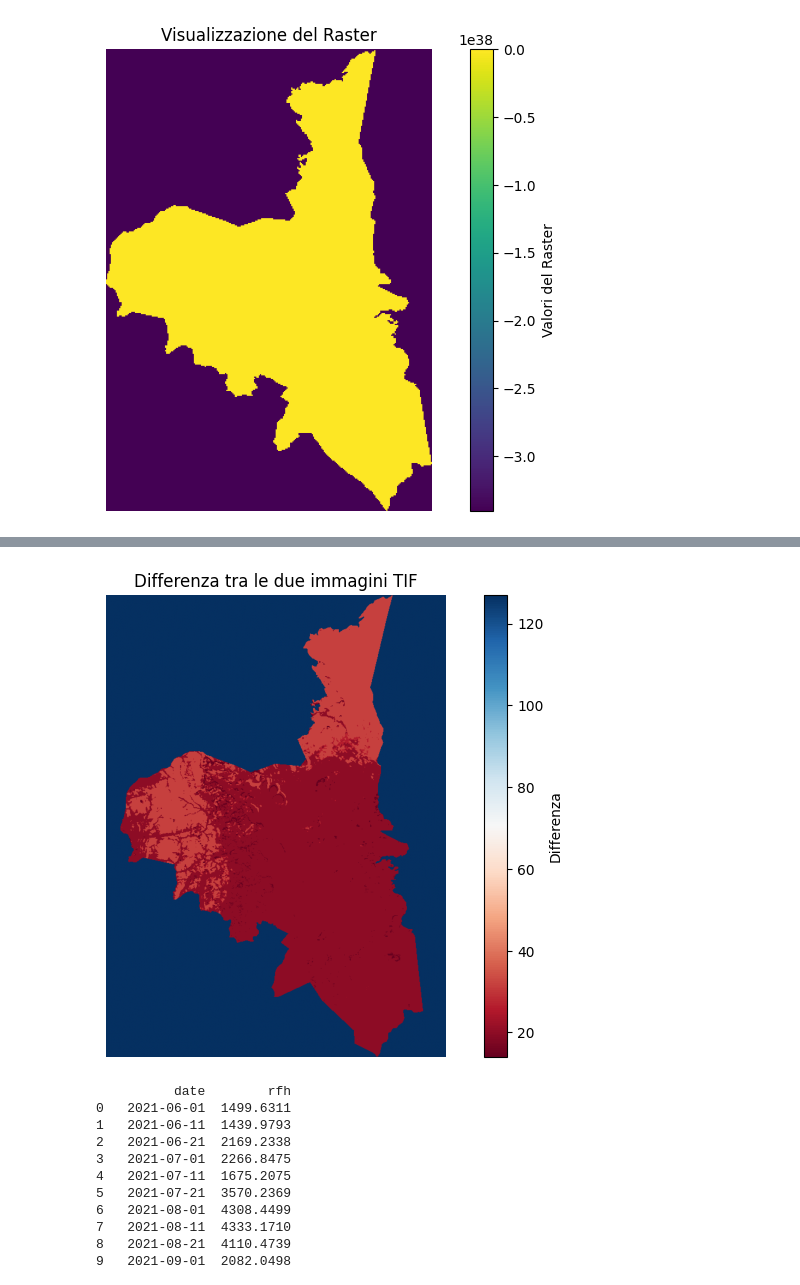
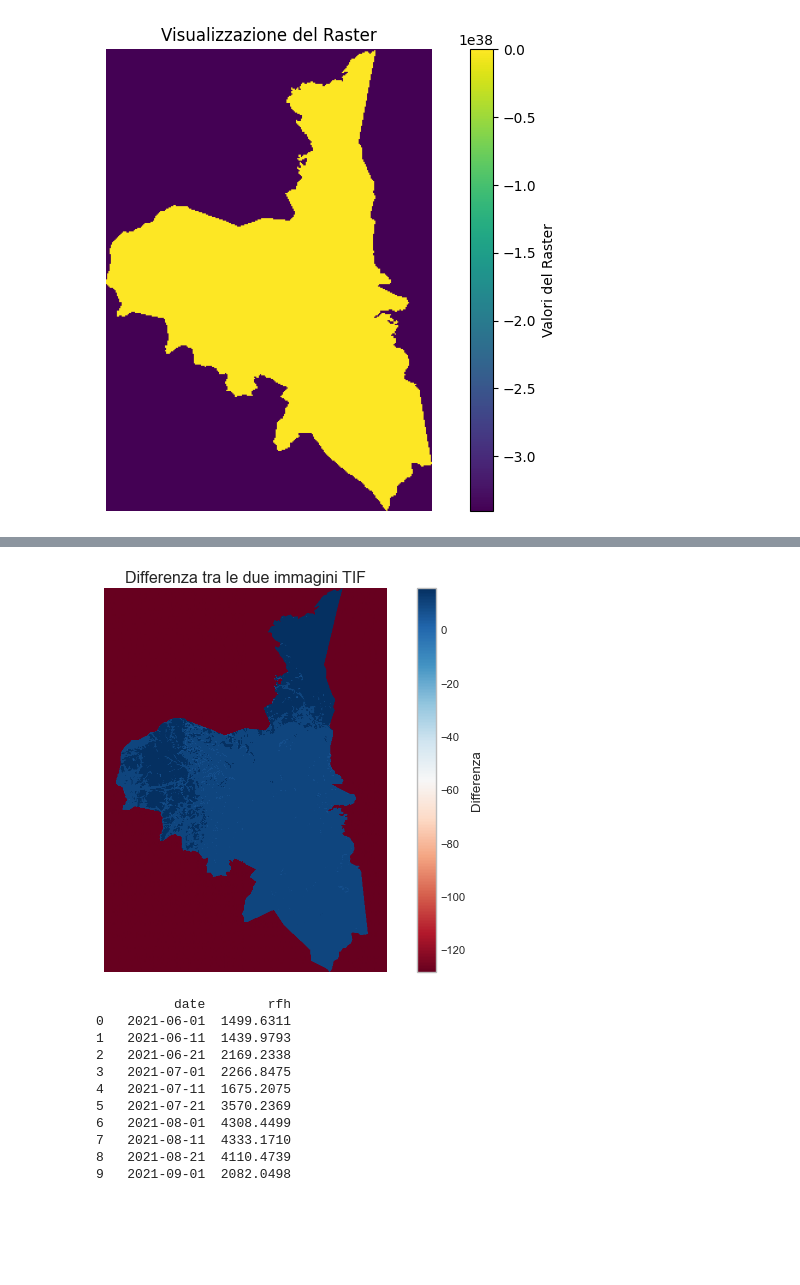
Before and after one commit to tommaso-dognini/startHack2025, a Jupyter notebook: main.ipynb, the cells around one changed output, grey strips where cells are left out. Drawn from its saved outputs; the diff is of its cells as text; code cells hidden in the pictures; blank space fills up the shorter version.

```diff
--- a/main.ipynb
+++ b/main.ipynb
@@ -338,30 +338,30 @@ Anno 2023 - File: Modis_Land_Cover_Data/2023LCT.tif
 # %%
 import rasterio
 import matplotlib.pyplot as plt
 import numpy as np
 
 # Specifica i percorsi dei file TIF
 tif1 = "Modis_Land_Cover_Data/2010LCT.tif"
 tif2 = "Modis_Land_Cover_Data/2011LCT.tif"
 
 # Apertura e lettura dei dati (assumendo raster a banda singola)
 with rasterio.open(tif1) as src1:
     data1 = src1.read(1).astype(np.float32)  # Converte in float per operazioni di differenza
 with rasterio.open(tif2) as src2:
     data2 = src2.read(1).astype(np.float32)
 
 # Calcola la differenza tra le due immagini
 diff = data2 + data1
 
 # Visualizza la differenza
 plt.figure(figsize=(10, 6))
-plt.imshow(diff, cmap='RdBu')
+plt.imshow(data1, cmap='RdBu')
 plt.colorbar(label="Differenza")
 plt.title("Differenza tra le due immagini TIF")
 plt.axis('off')
 plt.show()
 # %% [output]
-[figure, old version]
+[figure, new version]
 # %%
 import pandas as pd
 import matplotlib.pyplot as plt
```
Also changed, not shown: parts of 1 cell of this notebook, 3 other files.
